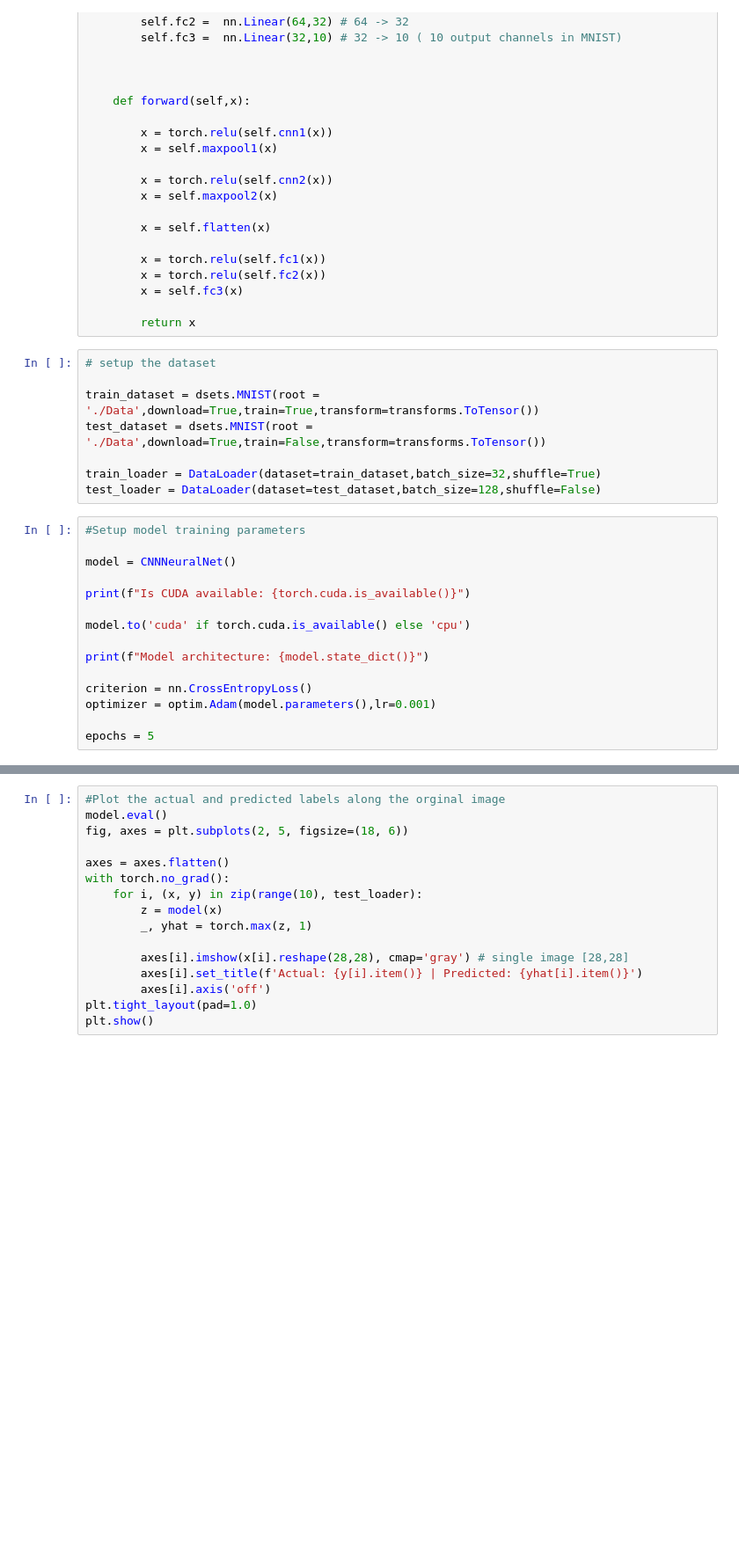
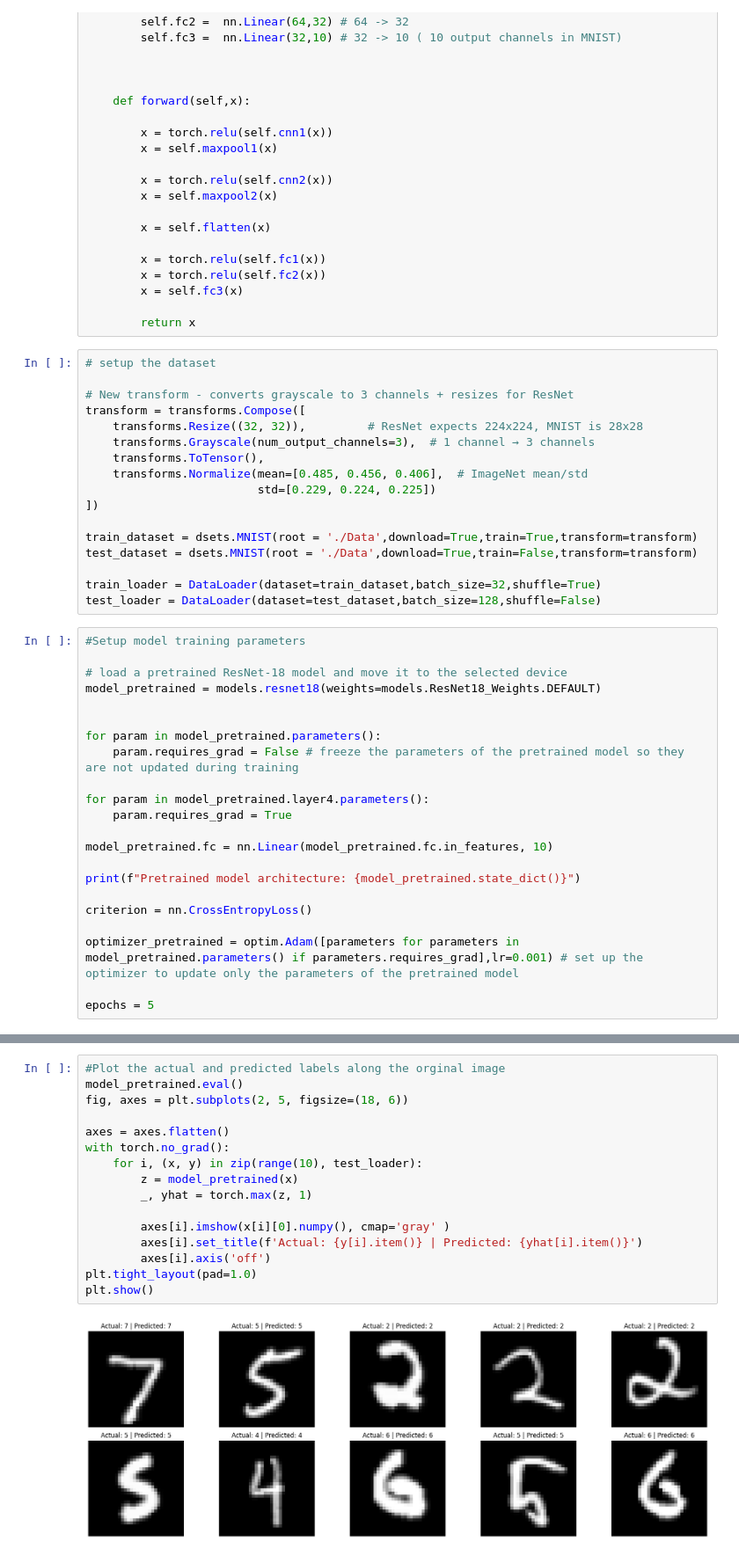
Before and after one commit to adarshadan/DeepLearningAndGenerativeAI, a Jupyter notebook: Labs/DeepLearning with Pytorch/CNN_Pretrained_GPU.ipynb, the cells around one changed output, grey strips where cells are left out. Shown at 88% size. Cells and saved outputs as stored; diff of their text form; blank space fills up the shorter version.

```diff
--- a/Labs/DeepLearning with Pytorch/CNN_Pretrained_GPU.ipynb
+++ b/Labs/DeepLearning with Pytorch/CNN_Pretrained_GPU.ipynb
@@ -50,24 +52,40 @@ class CNNNeuralNet(nn.Module):
 # %%
 # setup the dataset
 
-train_dataset = dsets.MNIST(root = './Data',download=True,train=True,transform=transforms.ToTensor())
-test_dataset = dsets.MNIST(root = './Data',download=True,train=False,transform=transforms.ToTensor())
+# New transform - converts grayscale to 3 channels + resizes for ResNet
+transform = transforms.Compose([
+    transforms.Resize((32, 32)),         # ResNet expects 224x224, MNIST is 28x28
+    transforms.Grayscale(num_output_channels=3),  # 1 channel → 3 channels
+    transforms.ToTensor(),
+    transforms.Normalize(mean=[0.485, 0.456, 0.406],  # ImageNet mean/std
+                         std=[0.229, 0.224, 0.225])
+])
+
+train_dataset = dsets.MNIST(root = './Data',download=True,train=True,transform=transform)
+test_dataset = dsets.MNIST(root = './Data',download=True,train=False,transform=transform)
 
 train_loader = DataLoader(dataset=train_dataset,batch_size=32,shuffle=True)
 test_loader = DataLoader(dataset=test_dataset,batch_size=128,shuffle=False)
 # %%
 #Setup model training parameters
 
-model = CNNNeuralNet()
+# load a pretrained ResNet-18 model and move it to the selected device
+model_pretrained = models.resnet18(weights=models.ResNet18_Weights.DEFAULT)
 
-print(f"Is CUDA available: {torch.cuda.is_available()}")
 
-model.to('cuda' if torch.cuda.is_available() else 'cpu')
+for param in model_pretrained.parameters():
+    param.requires_grad = False # freeze the parameters of the pretrained model so they are not updated during training
 
-print(f"Model architecture: {model.state_dict()}")
+for param in model_pretrained.layer4.parameters():
+    param.requires_grad = True
+
+model_pretrained.fc = nn.Linear(model_pretrained.fc.in_features, 10)
+
+print(f"Pretrained model architecture: {model_pretrained.state_dict()}")
 
 criterion = nn.CrossEntropyLoss()
-optimizer = optim.Adam(model.parameters(),lr=0.001)
+
+optimizer_pretrained = optim.Adam([parameters for parameters in model_pretrained.parameters() if parameters.requires_grad],lr=0.001) # set up the optimizer to update only the parameters of the pretrained model
 
 epochs = 5
 # %% [output]
@@ -149,16 +180,18 @@ plt.show()
 # %%
 #Plot the actual and predicted labels along the orginal image
-model.eval()
+model_pretrained.eval()
 fig, axes = plt.subplots(2, 5, figsize=(18, 6))
 
 axes = axes.flatten()
 with torch.no_grad():
     for i, (x, y) in zip(range(10), test_loader):
-        z = model(x)
+        z = model_pretrained(x)
         _, yhat = torch.max(z, 1)
 
-        axes[i].imshow(x[i].reshape(28,28), cmap='gray') # single image [28,28]
+        axes[i].imshow(x[i][0].numpy(), cmap='gray' )
         axes[i].set_title(f'Actual: {y[i].item()} | Predicted: {yhat[i].item()}')
         axes[i].axis('off')
 plt.tight_layout(pad=1.0)
 plt.show()
+# %% [output]
+[figure, added]
```
Also changed, not shown: parts of 4 cells of this notebook, 1 other file.
